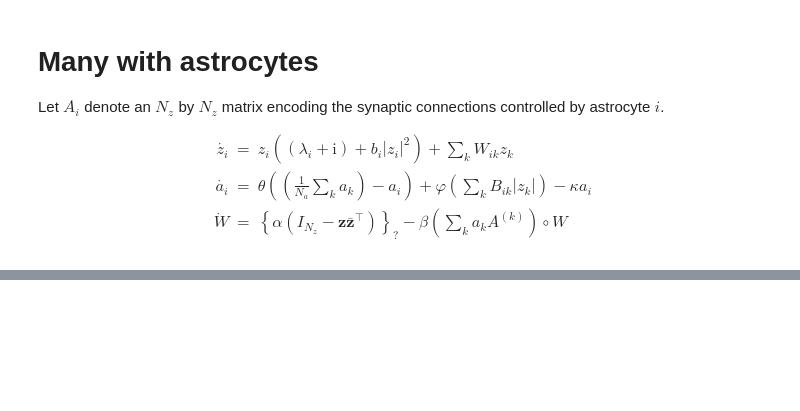
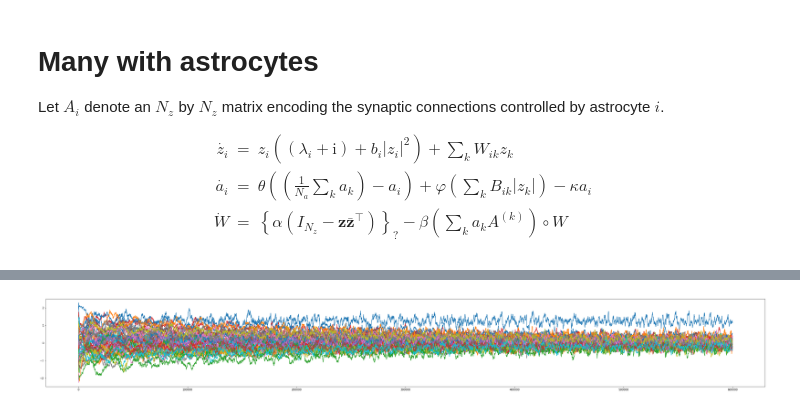
Before and after one commit to maxcollard/stahn, a Jupyter notebook: hopf-ast2.ipynb, the cells around one changed output, grey strips where cells are left out. Drawn from its saved outputs; the diff is of its cells as text; code cells hidden in the pictures; blank space fills up the shorter version.

```diff
--- a/hopf-ast2.ipynb
+++ b/hopf-ast2.ipynb
@@ -125,3 +160,6 @@ plt.imshow( np.real( z_star ), aspect = 'auto',
 # %%
-plt.plot( np.real( y_star[(Nz+Na):, :] ).T )
+plt.figure( figsize = (48, 6) )
+plt.plot( np.real( y_star[(Nz+Na):(Nz+Na+50), :] ).T )
 plt.show()
+# %% [output]
+[figure, added]
```
Also changed, not shown: parts of 24 cells of this notebook, 2 other files.
